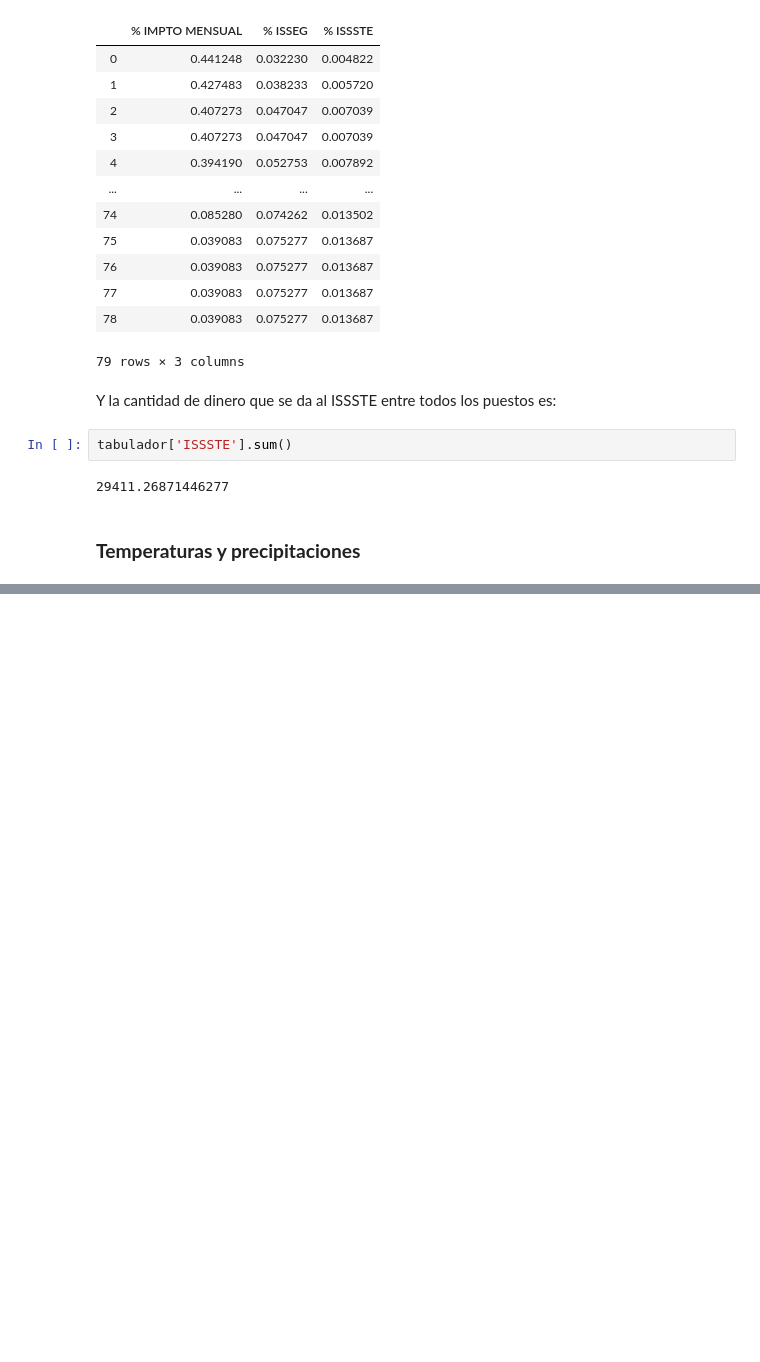
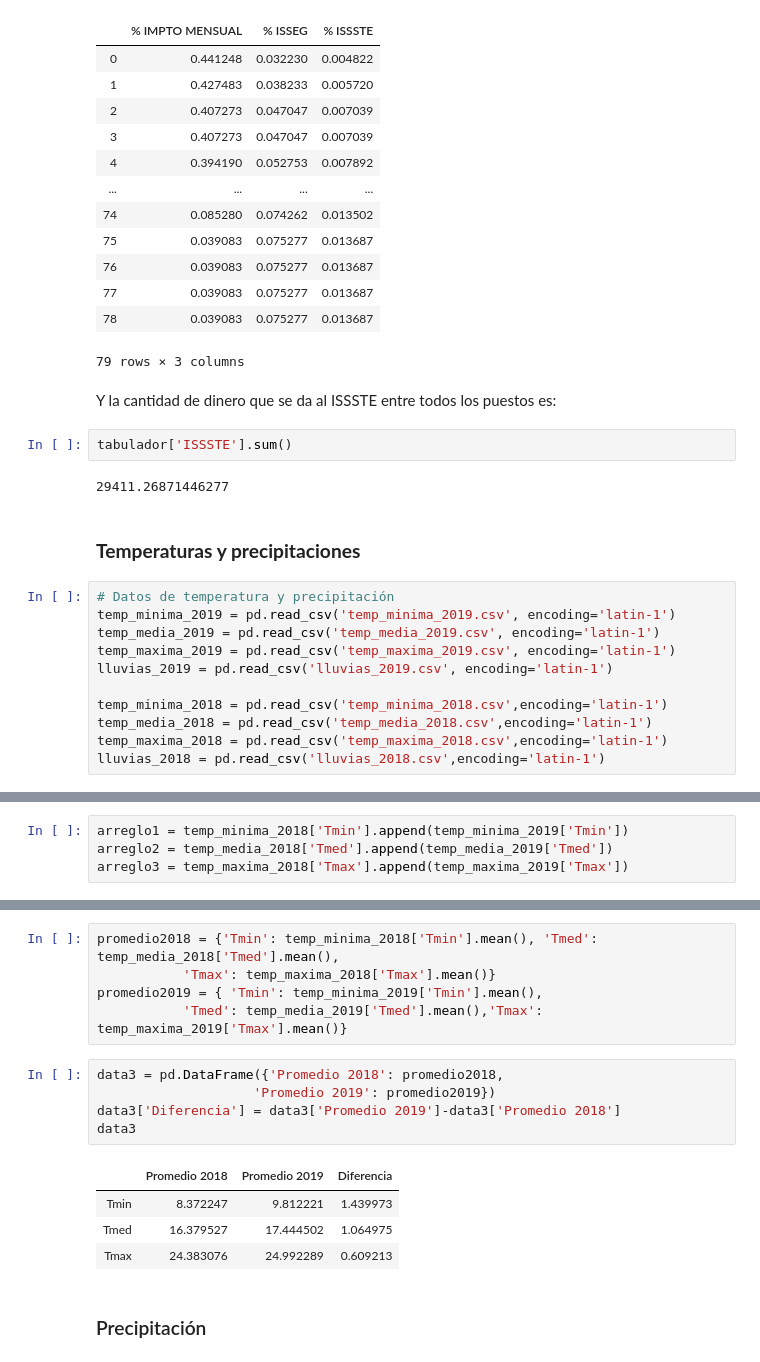
Before and after one commit to DCIDA2019/da2019-anaisabelotodo, a Jupyter notebook: Semana4/Tarea/Tarea4.ipynb, the cells around one changed output, grey strips where cells are left out. Cells and saved outputs as stored; diff of their text form; blank space fills up the shorter version.

```diff
--- a/Semana4/Tarea/Tarea4.ipynb
+++ b/Semana4/Tarea/Tarea4.ipynb
@@ -994,4 +994,15 @@ tabulador['ISSSTE'].sum()
 29411.26871446277
 # %% [markdown]
 ### **Temperaturas y precipitaciones**
+# %%
+# Datos de temperatura y precipitación
+temp_minima_2019 = pd.read_csv('temp_minima_2019.csv', encoding='latin-1')
+temp_media_2019 = pd.read_csv('temp_media_2019.csv', encoding='latin-1')
+temp_maxima_2019 = pd.read_csv('temp_maxima_2019.csv', encoding='latin-1')
+lluvias_2019 = pd.read_csv('lluvias_2019.csv', encoding='latin-1')
+
+temp_minima_2018 = pd.read_csv('temp_minima_2018.csv',encoding='latin-1')
+temp_media_2018 = pd.read_csv('temp_media_2018.csv',encoding='latin-1')
+temp_maxima_2018 = pd.read_csv('temp_maxima_2018.csv',encoding='latin-1')
+lluvias_2018 = pd.read_csv('lluvias_2018.csv',encoding='latin-1')
 # %% [markdown]
@@ -998,0 +1069,4 @@ tabulador['ISSSTE'].sum()
+# %%
+arreglo1 = temp_minima_2018['Tmin'].append(temp_minima_2019['Tmin'])
+arreglo2 = temp_media_2018['Tmed'].append(temp_media_2019['Tmed'])
+arreglo3 = temp_maxima_2018['Tmax'].append(temp_maxima_2019['Tmax'])
@@ -998,0 +1120,17 @@ tabulador['ISSSTE'].sum()
+# %%
+promedio2018 = {'Tmin': temp_minima_2018['Tmin'].mean(), 'Tmed': temp_media_2018['Tmed'].mean(),
+           'Tmax': temp_maxima_2018['Tmax'].mean()}
+promedio2019 = { 'Tmin': temp_minima_2019['Tmin'].mean(),
+           'Tmed': temp_media_2019['Tmed'].mean(),'Tmax': temp_maxima_2019['Tmax'].mean()}
+# %%
+data3 = pd.DataFrame({'Promedio 2018': promedio2018,
+                    'Promedio 2019': promedio2019})
+data3['Diferencia'] = data3['Promedio 2019']-data3['Promedio 2018']
+data3
+# %% [output]
+|  | Promedio 2018 | Promedio 2019 | Diferencia |
+| Tmin | 8.372247 | 9.812221 | 1.439973 |
+| Tmed | 16.379527 | 17.444502 | 1.064975 |
+| Tmax | 24.383076 | 24.992289 | 0.609213 |
+# %% [markdown]
+### Precipitación
```
Also changed, not shown: parts of 30 cells of this notebook.
